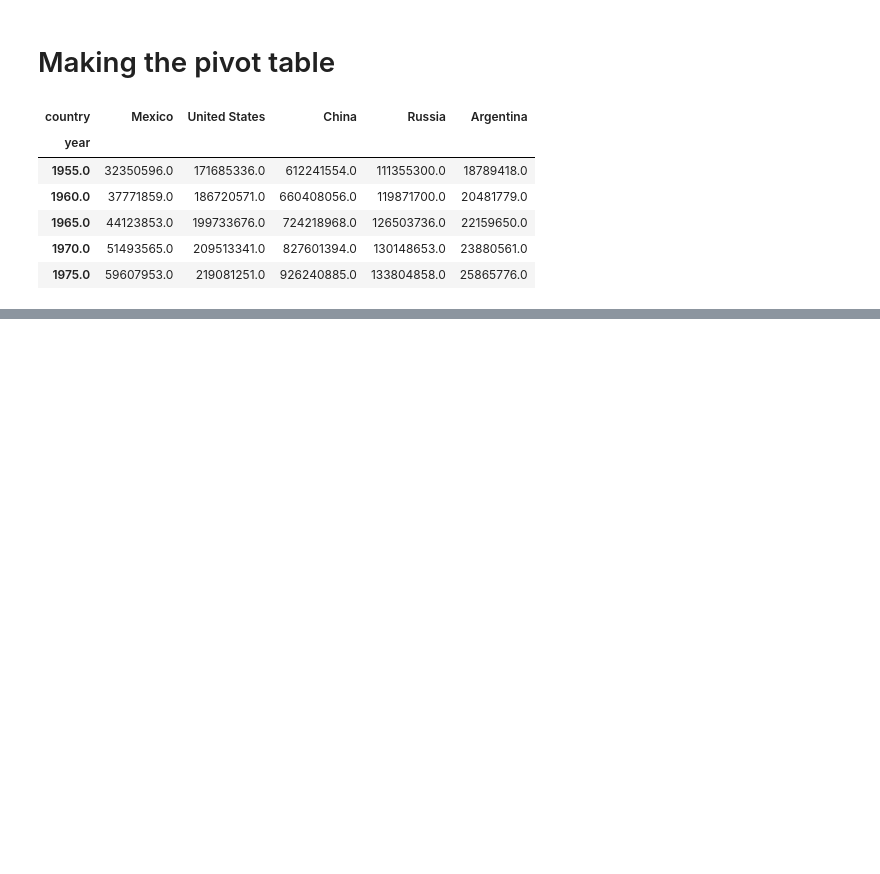
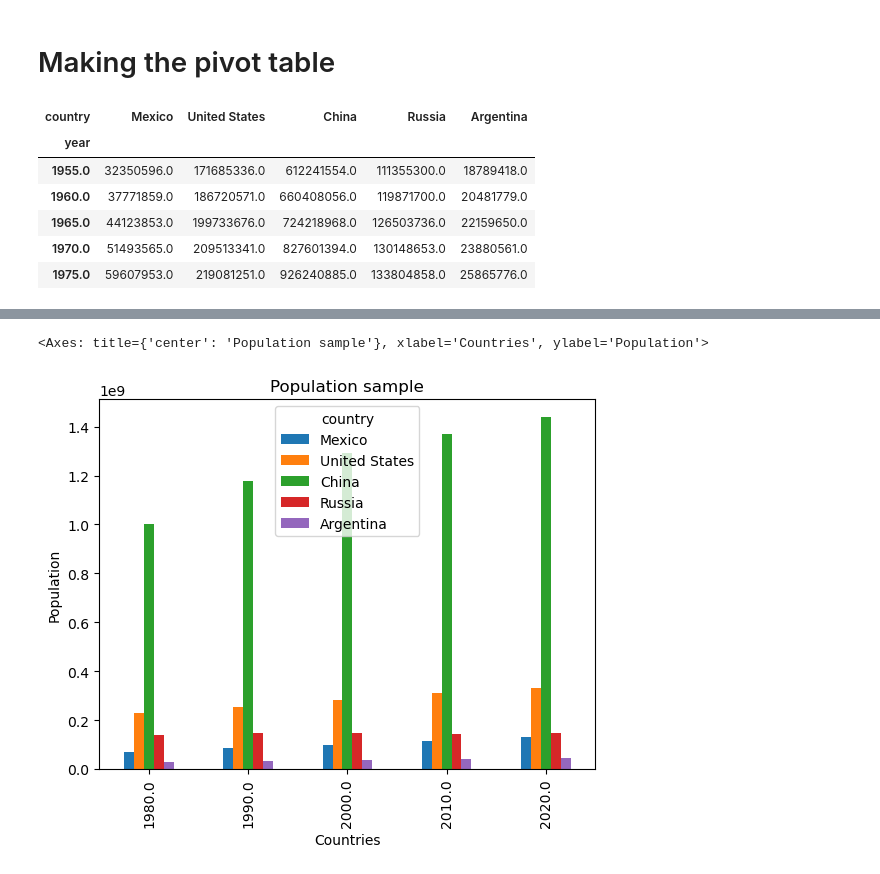
Before and after one commit to saw-cdt/data-visualization, a Jupyter notebook: Pivot.ipynb, the cells around one changed output, grey strips where cells are left out. Drawn from its saved outputs; the diff is of its cells as text; code cells hidden in the pictures; blank space fills up the shorter version.

```diff
--- a/Pivot.ipynb
+++ b/Pivot.ipynb
@@ -31,0 +53,8 @@ df_pivot.head()
+# %%
+df_pivot_sample = df_pivot[df_pivot.index.isin([1980,1990,2000,2010,2020])]
+# %%
+df_pivot_sample.plot(kind='bar', xlabel='Countries', ylabel='Population',
+                     title='Population sample')
+# %% [output]
+<Axes: title={'center': 'Population sample'}, xlabel='Countries', ylabel='Population'>
+[figure, added]
```
Also changed, not shown: parts of 6 cells of this notebook.
